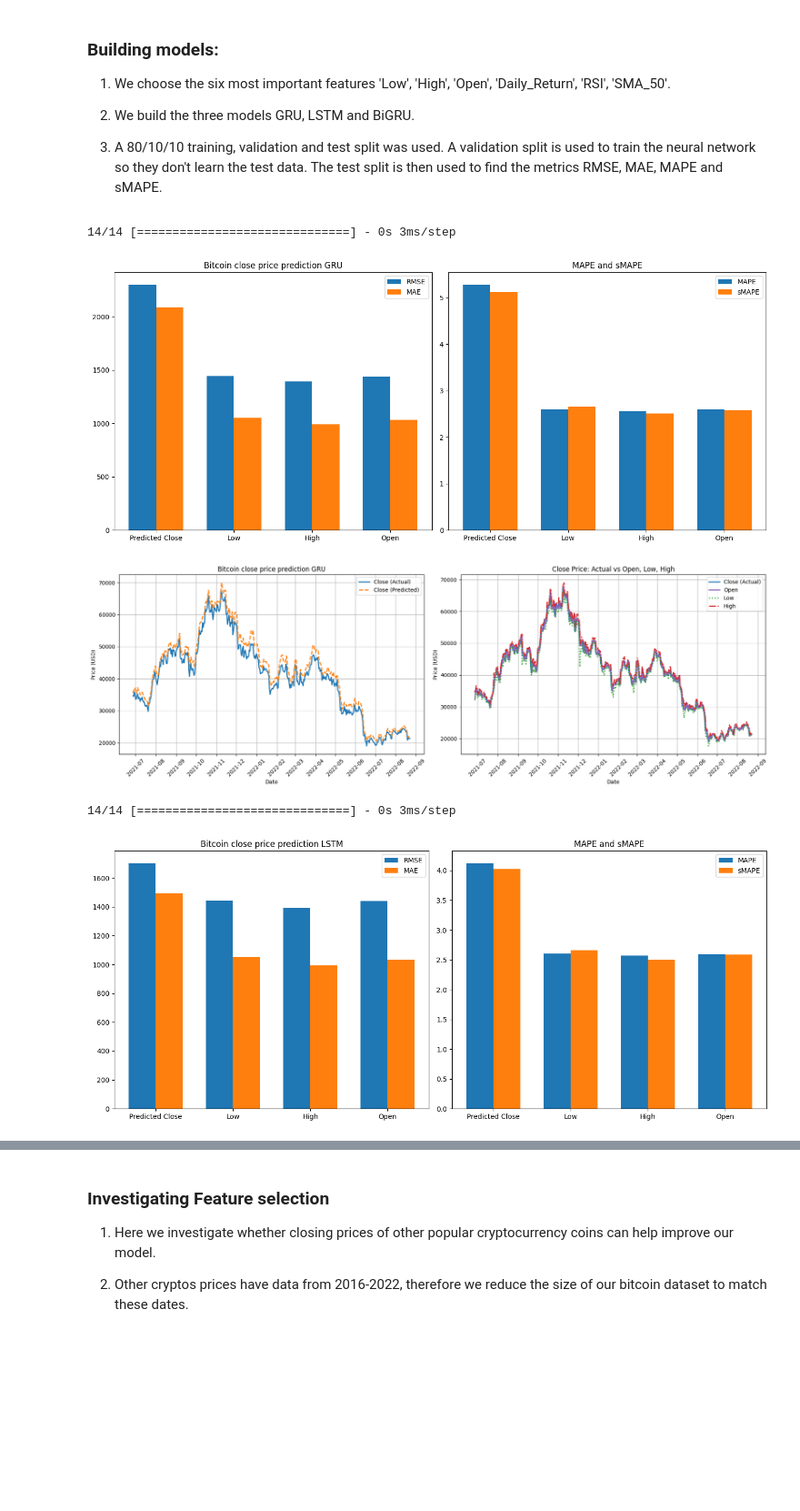
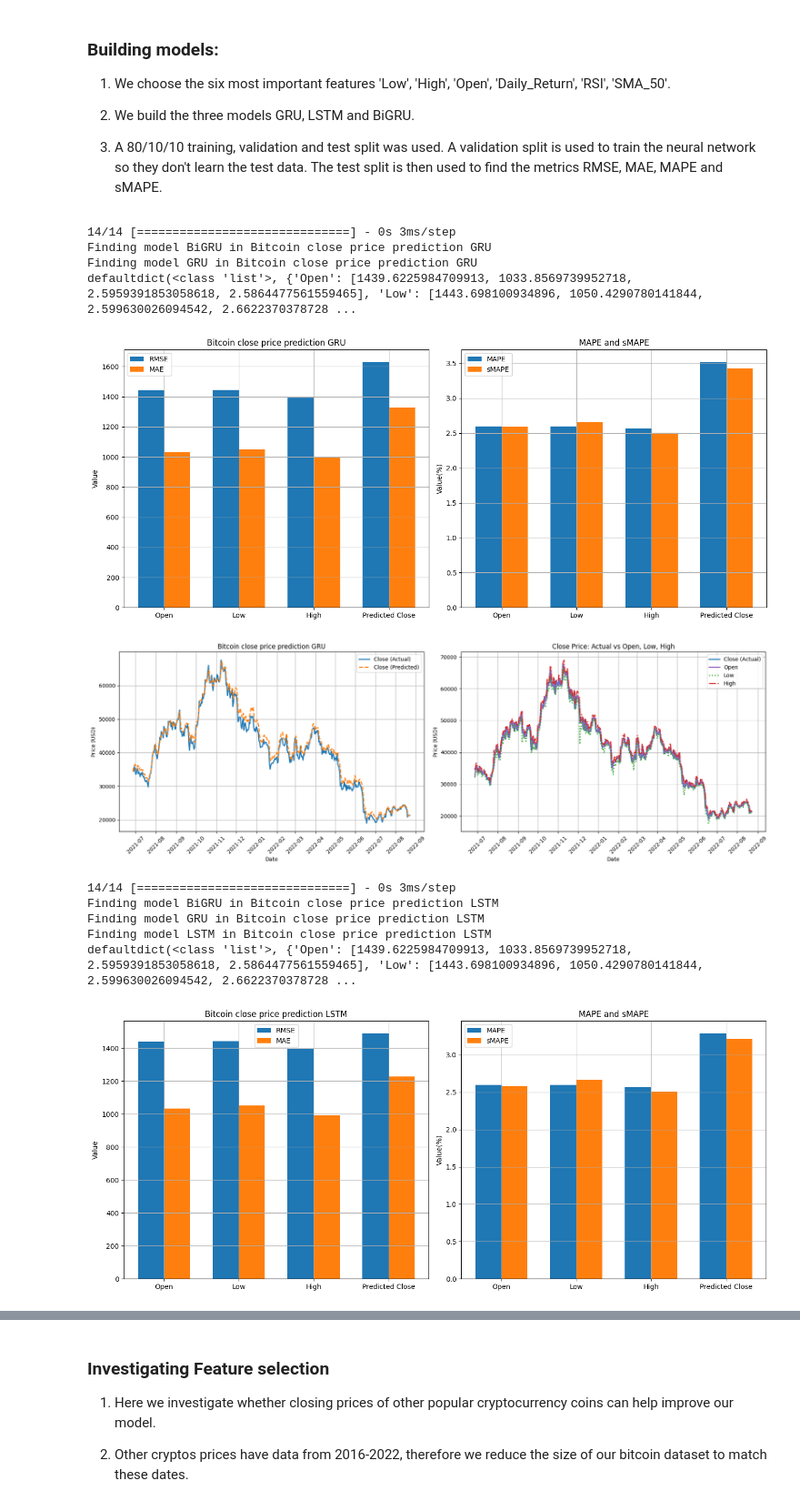
Before and after one commit to ASherjil/Cryptocurrency-Price-Prediction, a Jupyter notebook: CW2_B820928.ipynb, the cells around one changed output, grey strips where cells are left out. Shown at 91% size. Cells and saved outputs as stored; diff of their text form; code cells hidden in the pictures; blank space fills up the shorter version.

```diff
--- a/CW2_B820928.ipynb
+++ b/CW2_B820928.ipynb
@@ -807,58 +806,55 @@ def complete_workflow_and_plot(df, models, features, target, train_percent, val_
 features = ['Low', 'High', 'Open', 'Daily_Return', 'RSI', 'SMA_50']
 target   = 'Close'
 
-train_split      = 0.80
-validation_split = 0.10
-
-X_scaled, y_scaled, X_train_scaled, y_train_scaled, X_val_scaled, y_val_scaled, scaler_X, scaler_y = prepare_data(df_bitcoin_2_clean.copy(),
-                                                                                                                features,
-                                                                                                                target,
-                                                                                                                train_split,
-                                                                                                                validation_split)
+model_trainer_1 = ModelTrainer()
+model_trainer_1.set_train_val_test_split(0.80, 0.10)
+model_trainer_1.set_features_and_target(features, target)
+model_trainer_1.set_dataframe(df_bitcoin_2_clean.copy())
+x_train_scaled_shape = model_trainer_1.get_x_train_shape()
 
 # Build the model 1
 model1 = Sequential([
-    GRU(416, return_sequences=True, input_shape=(X_train_scaled.shape[1], X_train_scaled.shape[2])),
+    GRU(416, return_sequences=True, input_shape=(x_train_scaled_shape[1], x_train_scaled_shape[2])),
     Dropout(0.0),
     GRU(512),
     Dropout(0.0),
     Dense(1)
 ])
 
 # Build the model 2
 model2 = Sequential([
-    LSTM(448, return_sequences=True, input_shape=(X_train_scaled.shape[1], X_train_scaled.shape[2])),
+    LSTM(448, return_sequences=True, input_shape=(x_train_scaled_shape[1], x_train_scaled_shape[2])),
     Dropout(0.4),
     LSTM(480),
     Dropout(0.0),
     Dense(1)
 ])
 
 # Build the model 3
 model3 = Sequential([
-    Bidirectional(GRU(416, return_sequences=True), input_shape=(X_train_scaled.shape[1], X_train_scaled.shape[2])),
+    Bidirectional(GRU(416, return_sequences=True), input_shape=(x_train_scaled_shape[1], x_train_scaled_shape[2])),
     Dropout(0.40),
     Bidirectional(GRU(192)),  # Note: return_sequences defaults to False here
     Dropout(0.40),
     Dense(1)
 ])
 
-# Train the models then plot their losses
 models = [model1, model2, model3]
+model_trainer_1.set_models(models)
 
-complete_workflow_and_plot(
-    df=df_bitcoin_2_clean.copy(),
-    models=models,
-    features=features,
-    target=target,
-    train_percent=train_split,
-    val_percent=validation_split,
-    epochs=50,
-    batch_size=32
-)
+# -------------RUN-----------------
+model_trainer_1.run()
+#---------------------------------
 # %% [output]
 14/14 [==============================] - 0s 3ms/step
+Finding model BiGRU in Bitcoin close price prediction GRU
+Finding model GRU in Bitcoin close price prediction GRU
+defaultdict(<class 'list'>, {'Open': [1439.6225984709913, 1033.8569739952718, 2.5959391853058618, 2.5864477561559465], 'Low': [1443.698100934896, 1050.4290780141844, 2.599630026094542, 2.6622370378728 ...
-[figure, old version]
+[figure, new version]
-[figure, old version]
+[figure, new version]
 14/14 [==============================] - 0s 3ms/step
+Finding model BiGRU in Bitcoin close price prediction LSTM
+Finding model GRU in Bitcoin close price prediction LSTM
+Finding model LSTM in Bitcoin close price prediction LSTM
+defaultdict(<class 'list'>, {'Open': [1439.6225984709913, 1033.8569739952718, 2.5959391853058618, 2.5864477561559465], 'Low': [1443.698100934896, 1050.4290780141844, 2.599630026094542, 2.6622370378728 ...
-[figure, old version]
+[figure, new version]
```
Also changed, not shown: parts of 7 cells of this notebook.
